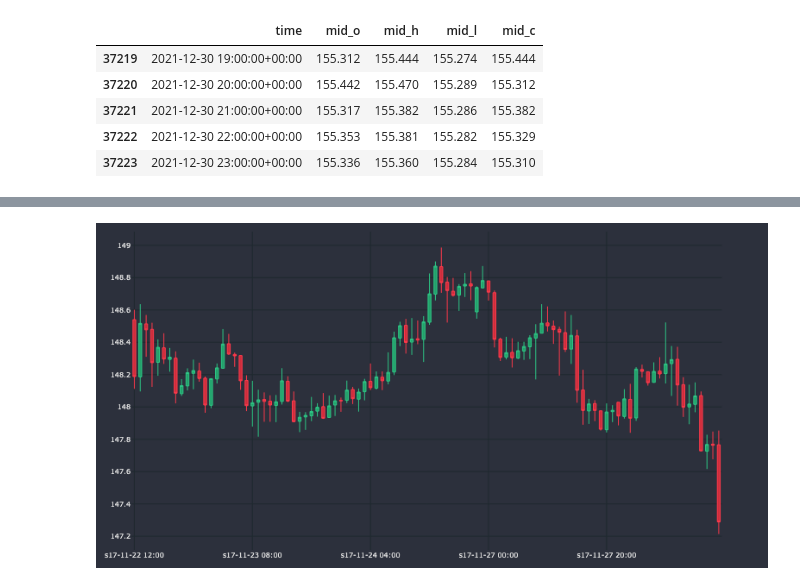
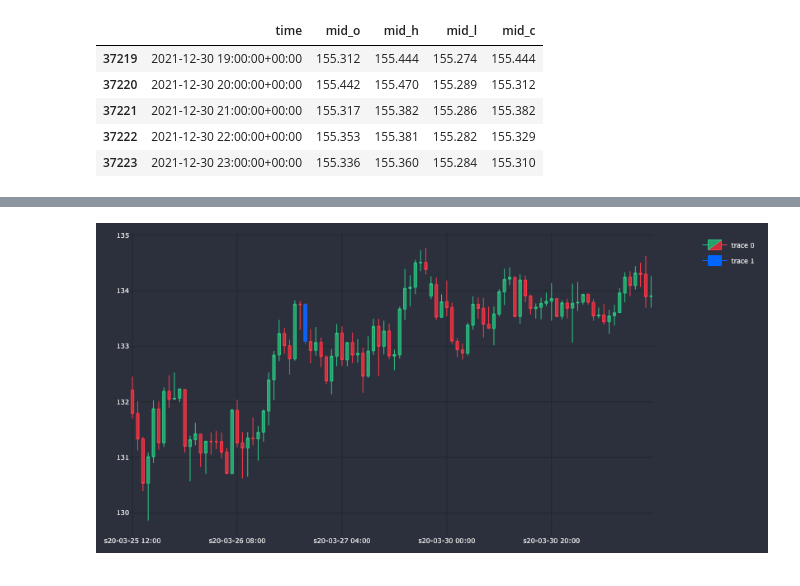
Before and after one commit to pochiman/algorithmic-forex-trading, a Jupyter notebook: exploration/candle_patterns.ipynb, the cells around one changed output, grey strips where cells are left out. Saved outputs shown, nothing was run; the diff lists cells and outputs as text; code cells hidden in the pictures.

```diff
--- a/exploration/candle_patterns.ipynb
+++ b/exploration/candle_patterns.ipynb
@@ -93,9 +93,27 @@ def apply_tweezer_bottom(row):
                 if row.body_bottom_perc > TWEEZER_BOTTOM_BODY:
                     return True
     return False
+
+MORNING_STAR_PREV2_BODY = 90.0
+MORNING_STAR_PREV_BODY = 10.0
+
+def apply_morning_star(row, direction=1):
+    if row.body_perc_prev_2 > MORNING_STAR_PREV2_BODY:
+        if row.body_perc_prev < MORNING_STAR_PREV_BODY:
+            if row.direction == direction and row.direction_prev_2 != direction:
+                if direction == 1:
+                    if row.mid_c > row.mid_point_prev_2:
+                        return True
+                else:
+                    if row.mid_c < row.mid_point_prev_2:
+                        return True
+    return False
 # %%
 df_an['body_size_prev'] = df_an.body_size.shift(1)
 df_an['direction_prev'] = df_an.direction.shift(1)
+df_an['direction_prev_2'] = df_an.direction.shift(2)
+df_an['body_perc_prev'] = df_an.body_perc.shift(1)
+df_an['body_perc_prev_2'] = df_an.body_perc.shift(2)
 df_an['HANGING_MAN'] = df_an.apply(apply_hanging_man, axis=1)
 df_an['SHOOTING_STAR'] = df_an.apply(apply_shooting_star, axis=1)
 df_an['SPINNING_TOP'] = df_an.apply(apply_spinning_top, axis=1)
@@ -103,4 +121,6 @@ df_an['MARUBOZU'] = df_an.apply(apply_marubozu, axis=1)
 df_an['ENGULFING'] = df_an.apply(apply_engulfing, axis=1)
 df_an['TWEEZER_TOP'] = df_an.apply(apply_tweezer_top, axis=1)
 df_an['TWEEZER_BOTTOM'] = df_an.apply(apply_tweezer_bottom, axis=1)
+df_an['MORNING_STAR'] = df_an.apply(apply_morning_star, axis=1)
+df_an['EVENING_STAR'] = df_an.apply(apply_morning_star, axis=1, direction=-1)
 # %%
@@ -113,22 +138,22 @@ df_an[df_an['TWEEZER_BOTTOM'] == True]
 import plotly.graph_objects as go
 # %%
 MARKER = '#0066FF'
-dfp = df_an.iloc[11700:11800]
+dfp = df_an.iloc[26200:26300]
 cp = CandlePlot(dfp, candles=True)
-df_temp = cp.df_plot[cp.df_plot.TWEEZER_TOP==True]
+df_temp = cp.df_plot[cp.df_plot.EVENING_STAR==True]
 cp.fig.add_trace(go.Candlestick(
                 x=df_temp.sTime,
                 open=df_temp.mid_o,
                 high=df_temp.mid_h,
                 low=df_temp.mid_l,
                 close=df_temp.mid_c,
                 line=dict(width=1), opacity=1,
                 increasing_fillcolor=MARKER,
                 decreasing_fillcolor=MARKER,
                 increasing_line_color=MARKER,
                 decreasing_line_color=MARKER
             ))
 
 cp.show_plot()
 # %% [output]
-[figure, old version]
+[figure, new version]
```
Also changed, not shown: parts of 1 cell of this notebook, 1 other file.
